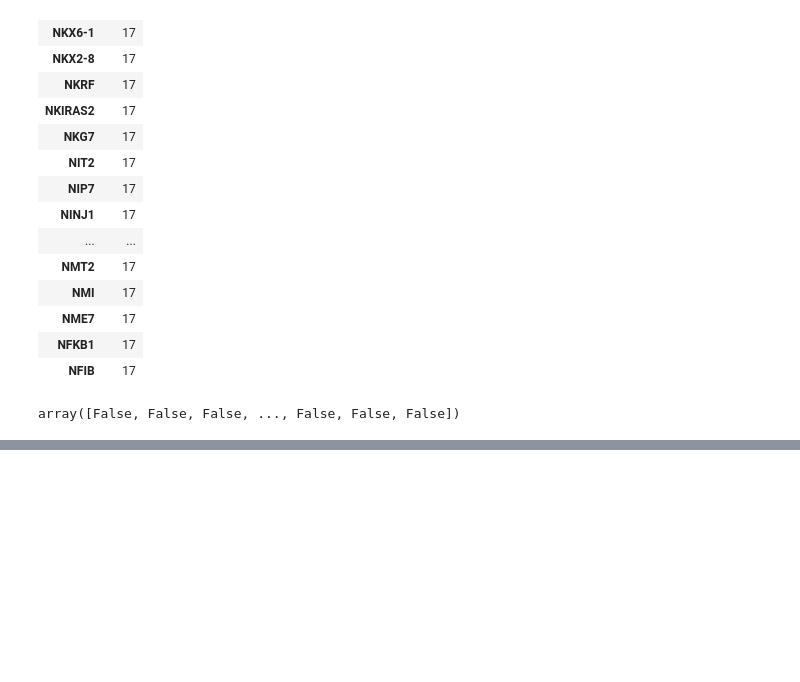
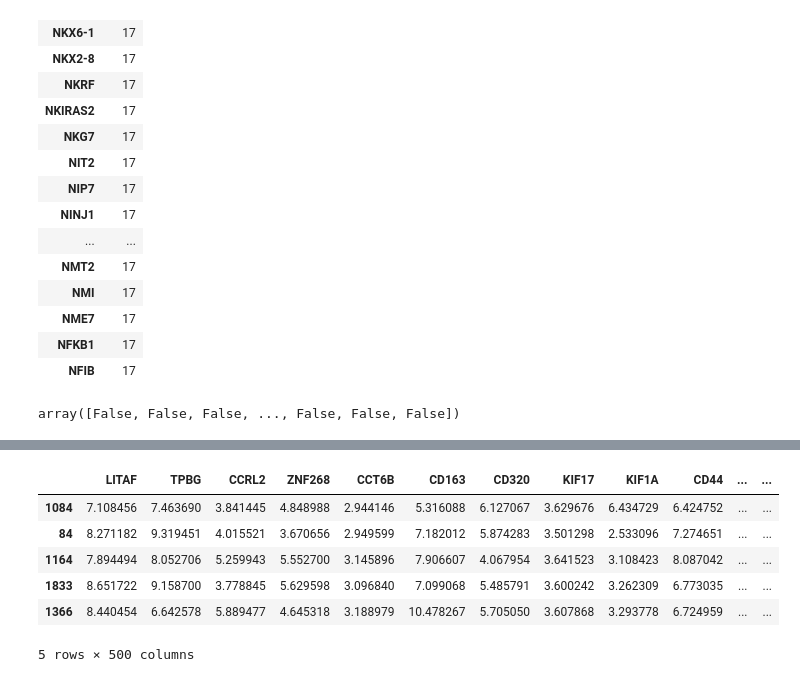
Before and after one commit to Habush/pln-brca-xp, a Jupyter notebook: notebooks/wo_treatment/p2/xgb_brca_pos_outcome_v1.ipynb, the cells around one changed output, grey strips where cells are left out. Cells and saved outputs as stored; diff of their text form; code cells hidden in the pictures; blank space fills up the shorter version.

Commit message:
Latest updates to the notebooks

```diff
--- a/notebooks/wo_treatment/p2/xgb_brca_pos_outcome_v1.ipynb
+++ b/notebooks/wo_treatment/p2/xgb_brca_pos_outcome_v1.ipynb
@@ -18,7 +18,7 @@ from xgboost import XGBClassifier
 warnings.filterwarnings('ignore')
 # %%
 gene_expr_df = pd.read_csv("datasets/merged-combat15.csv")
-outcome_df = pd.read_csv("datasets/combat15outcomes.csv")
+outcome_df = pd.read_csv("datasets/combat15outcomes_latest.csv")
 pos_outcome_df = outcome_df[["patient_ID", "posOutcome"]].dropna(axis=0, subset=["posOutcome"])
 pos_outcome_df.posOutcome = pos_outcome_df.posOutcome.astype(int)
 ge_pos_outcome_df = pd.merge(pos_outcome_df, gene_expr_df, on="patient_ID")
@@ -132,3 +117,7 @@ ft_rank_df.head(n=50)
 feat_selector.support_
 # %% [output]
 array([False, False, False, ..., False, False, False])
+# %%
+rfe = RFE(clf, n_features_to_select=500, step=49)
+rfe.fit(X_train, y_train)
+rfe.ranking_
@@ -134,0 +143,6 @@ array([False, False, False, ..., False, False, False])
+# %%
+ft_rank = pd.DataFrame(rfe.ranking_, index=X_train.columns,
+                         columns=["Rank"]).sort_values(by="Rank")
+
+ft_rank_500_df = ft_rank[ft_rank["Rank"] == 1]
+ft_rank_500_df
@@ -134,0 +163,4 @@ array([False, False, False, ..., False, False, False])
+# %%
+with open("datasets/xgb500_genes.txt", "w") as fp:
+    for i in range(ft_rank_500_df.shape[0]):
+        fp.write(ft_rank_500_df.iloc[i].name + "\n")
@@ -134,0 +178,16 @@ array([False, False, False, ..., False, False, False])
+# %%
+feats_500 = []
+
+for i in range(ft_rank_500_df.shape[0]):
+    feats_500.append(ft_rank_500_df.iloc[i].name)
+
+X_500_train = X_train[feats_500]
+X_500_train.head()
+# %% [output]
+|  | LITAF | TPBG | CCRL2 | ZNF268 | CCT6B | CD163 | CD320 | KIF17 | KIF1A | CD44 | ... | ... |
+| 1084 | 7.108456 | 7.463690 | 3.841445 | 4.848988 | 2.944146 | 5.316088 | 6.127067 | 3.629676 | 6.434729 | 6.424752 | ... | ... |
+| 84 | 8.271182 | 9.319451 | 4.015521 | 3.670656 | 2.949599 | 7.182012 | 5.874283 | 3.501298 | 2.533096 | 7.274651 | ... | ... |
+| 1164 | 7.894494 | 8.052706 | 5.259943 | 5.552700 | 3.145896 | 7.906607 | 4.067954 | 3.641523 | 3.108423 | 8.087042 | ... | ... |
+| 1833 | 8.651722 | 9.158700 | 3.778845 | 5.629598 | 3.096840 | 7.099068 | 5.485791 | 3.600242 | 3.262309 | 6.773035 | ... | ... |
+| 1366 | 8.440454 | 6.642578 | 5.889477 | 4.645318 | 3.188979 | 10.478267 | 5.705050 | 3.607868 | 3.293778 | 6.724959 | ... | ... |
+5 rows × 500 columns
```
Also changed, not shown: parts of 14 cells of this notebook, 13 other files.
